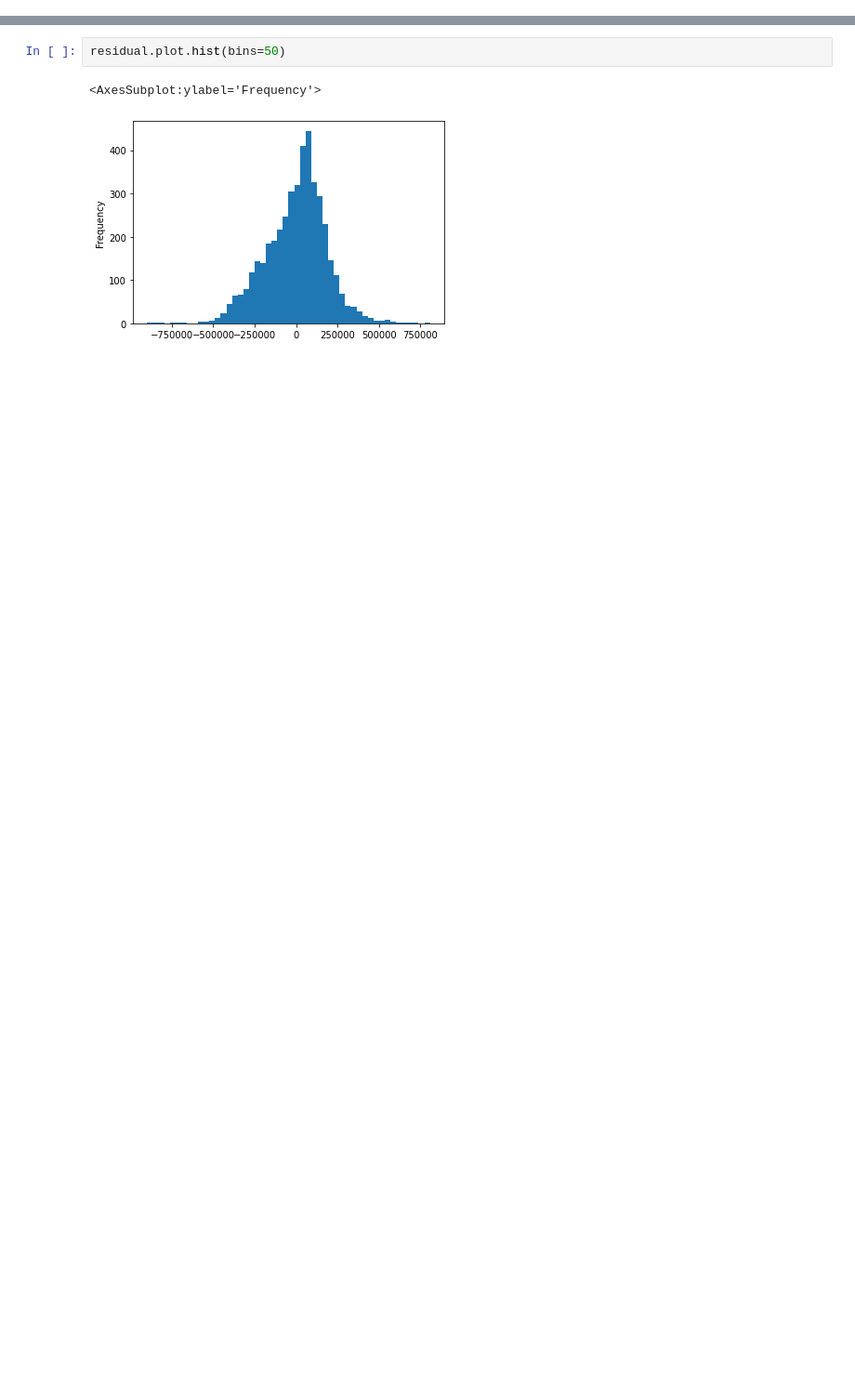
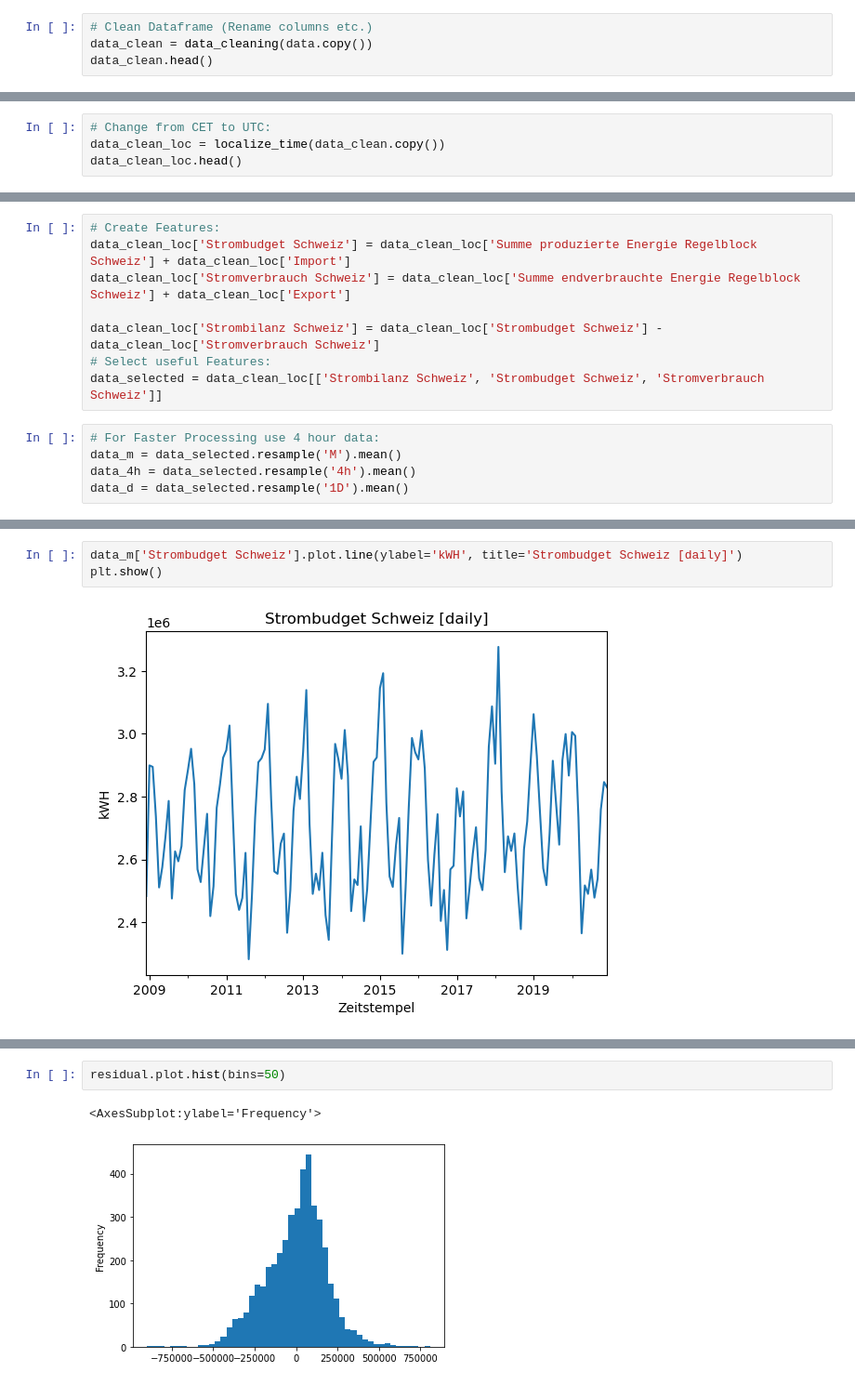
Before and after one commit to kenfus/spz_omc, a Jupyter notebook: main.ipynb, the cells around one changed output, grey strips where cells are left out. Shown at 93% size. Cells and saved outputs as stored; diff of their text form; blank space fills up the shorter version.

```diff
--- a/main.ipynb
+++ b/main.ipynb
@@ -221,0 +40,4 @@ Name: resid, Length: 364, dtype: float64
+# %%
+# Clean Dataframe (Rename columns etc.)
+data_clean = data_cleaning(data.copy())
+data_clean.head()
@@ -221,0 +53,4 @@ Name: resid, Length: 364, dtype: float64
+# %%
+# Change from CET to UTC:
+data_clean_loc = localize_time(data_clean.copy())
+data_clean_loc.head()
@@ -221,0 +66,13 @@ Name: resid, Length: 364, dtype: float64
+# %%
+# Create Features:
+data_clean_loc['Strombudget Schweiz'] = data_clean_loc['Summe produzierte Energie Regelblock Schweiz'] + data_clean_loc['Import']
+data_clean_loc['Stromverbrauch Schweiz'] = data_clean_loc['Summe endverbrauchte Energie Regelblock Schweiz'] + data_clean_loc['Export']
+
+data_clean_loc['Strombilanz Schweiz'] = data_clean_loc['Strombudget Schweiz'] - data_clean_loc['Stromverbrauch Schweiz']
+# Select useful Features:
+data_selected = data_clean_loc[['Strombilanz Schweiz', 'Strombudget Schweiz', 'Stromverbrauch Schweiz']]
+# %%
+# For Faster Processing use 4 hour data:
+data_m = data_selected.resample('M').mean()
+data_4h = data_selected.resample('4h').mean()
+data_d = data_selected.resample('1D').mean()
@@ -221,0 +83,5 @@ Name: resid, Length: 364, dtype: float64
+# %%
+data_m['Strombudget Schweiz'].plot.line(ylabel='kWH', title='Strombudget Schweiz [daily]')
+plt.show()
+# %% [output]
+[figure, added]
```
Also changed, not shown: parts of 75 cells of this notebook, 4 other files.
